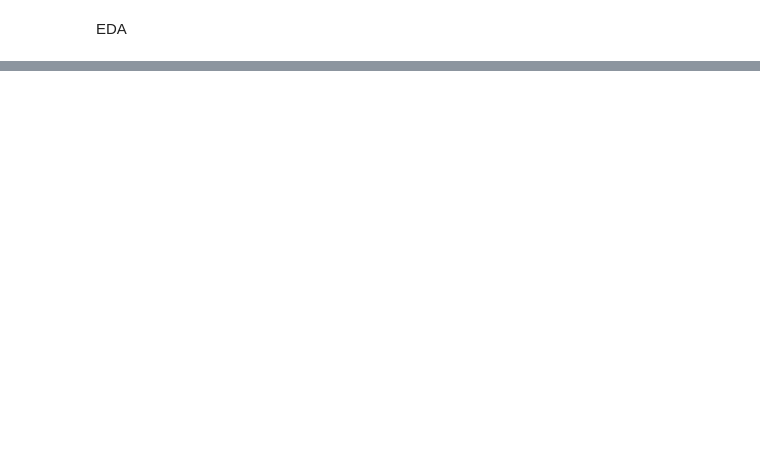
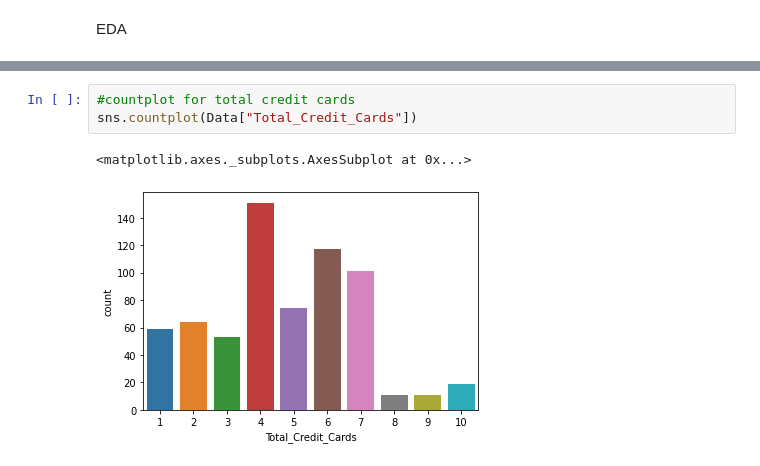
Before and after one commit to GreatLearningAIML1/gl-pgp-aiml-uta-intl-mar20-veenaneshwari, a Jupyter notebook: July11/CreditCardCustomerData.ipynb, the cells around one changed output, grey strips where cells are left out. Drawn from its saved outputs; the diff is of its cells as text; blank space fills up the shorter version.

```diff
--- a/July11/CreditCardCustomerData.ipynb
+++ b/July11/CreditCardCustomerData.ipynb
@@ -98,0 +102,6 @@ sns.distplot(Data["Avg_Credit_Limit"])
+# %%
+#countplot for total credit cards
+sns.countplot(Data["Total_Credit_Cards"])
+# %% [output]
+<matplotlib.axes._subplots.AxesSubplot at 0x...>
+[figure, added]
```
Also changed, not shown: parts of 25 cells of this notebook, 1 other file.
